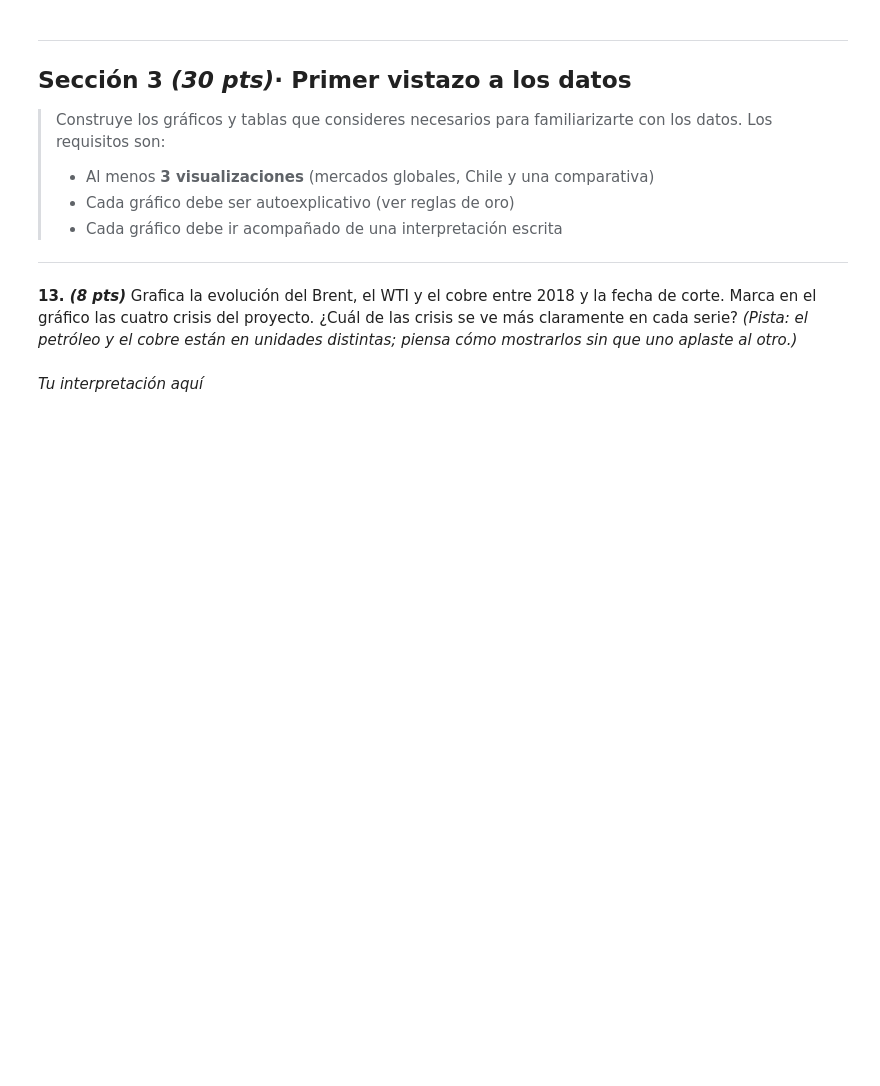
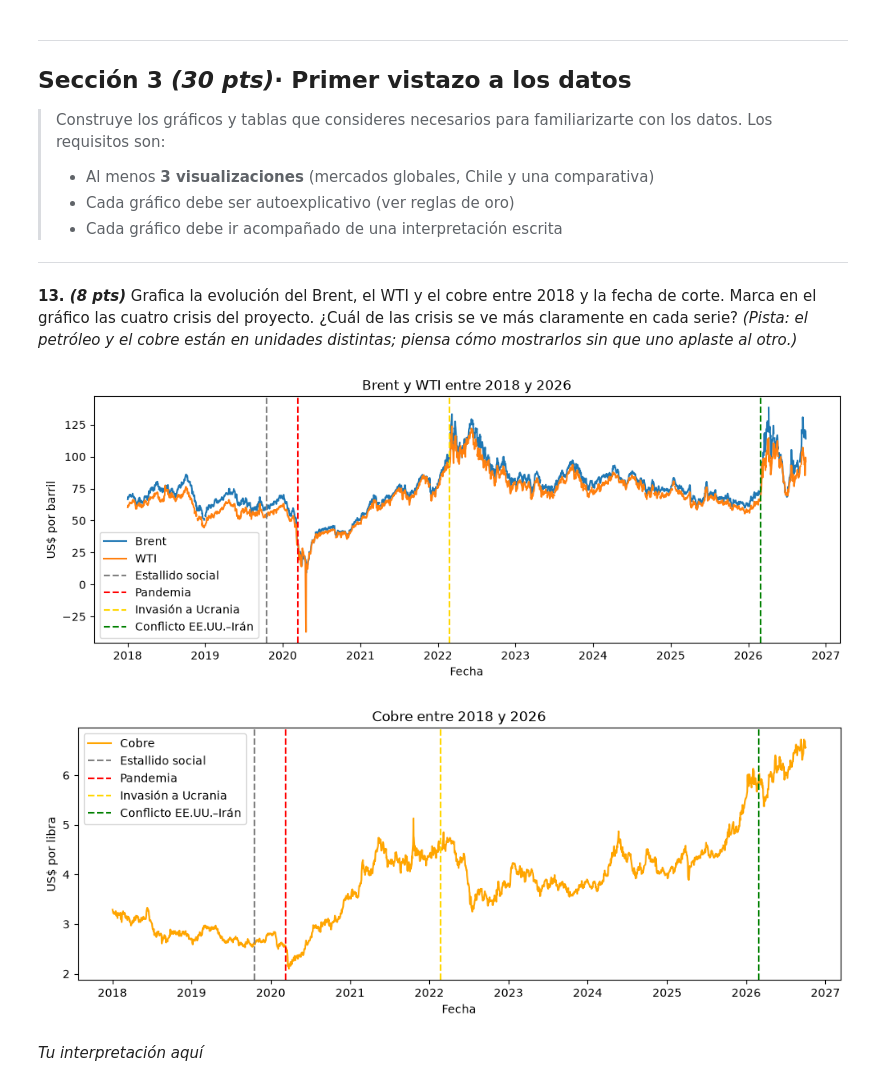
Before and after one commit to villespa/ObtencionDatos, a Jupyter notebook: TOPD2026-2_Proyecto_Del_Barril_al_Bolsillo (1).ipynb, the cells around one changed output. Saved outputs shown, nothing was run; the diff lists cells and outputs as text; code cells hidden in the pictures; blank space fills up the shorter version.

```diff
--- a/TOPD2026-2_Proyecto_Del_Barril_al_Bolsillo (1).ipynb
+++ b/TOPD2026-2_Proyecto_Del_Barril_al_Bolsillo (1).ipynb
@@ -530,42 +530,44 @@ corte. Marca en el gráfico las cuatro crisis del proyecto.
 *(Pista: el petróleo y el cobre están en unidades distintas; piensa cómo
 mostrarlos sin que uno aplaste al otro.)*
 # %%
-# Tu código aquí
 Estallido = pd.Timestamp('2019-10-18')
 Pandemia = pd.Timestamp('2020-03-11')
 Invasion = pd.Timestamp('2022-02-24')
 Conflicto = pd.Timestamp('2026-03-01')
 
 # Fechas a datetime
 x_pet = pd.to_datetime(df_pet['fecha']).dt.tz_localize(None)
 x_cu = pd.to_datetime(df_cu['fecha']).dt.tz_localize(None)
 
 # Gráfico 1: petróleo (US$ por barril)
 plt.figure(figsize=(12, 4))
 plt.plot(x_pet, df_pet['brent_usd_bbl'], label='Brent')
 plt.plot(x_pet, df_pet['wti_usd_bbl'], label='WTI')
-plt.axvline(Estallido, color='purple', linestyle='--', label='Estallido social')
+plt.axvline(Estallido, color='gray', linestyle='--', label='Estallido social')
 plt.axvline(Pandemia, color='red', linestyle='--', label='Pandemia')
-plt.axvline(Invasion, color='brown', linestyle='--', label='Invasión a Ucrania')
-plt.axvline(Conflicto, color='green', linestyle='--', label='Conflicto EE.UU.–Irán')
+plt.axvline(Invasion, color='gold', linestyle='--', label='Invasión a Ucrania')
+plt.axvline(Conflicto, color='green', linestyle='--', label='Conflicto EE.UU.-Irán')
 plt.title("Brent y WTI entre 2018 y 2026")
 plt.xlabel("Fecha")
 plt.ylabel("US$ por barril")
 plt.legend()
 plt.show()
 
 # Gráfico 2: cobre (US$ por libra), aparte porque tiene otra unidad
 plt.figure(figsize=(12, 4))
 plt.plot(x_cu, df_cu['cobre_usd_lb'], color='orange', label='Cobre')
-plt.axvline(Estallido, color='purple', linestyle='--', label='Estallido social')
+plt.axvline(Estallido, color='gray', linestyle='--', label='Estallido social')
 plt.axvline(Pandemia, color='red', linestyle='--', label='Pandemia')
-plt.axvline(Invasion, color='brown', linestyle='--', label='Invasión a Ucrania')
-plt.axvline(Conflicto, color='green', linestyle='--', label='Conflicto EE.UU.–Irán')
+plt.axvline(Invasion, color='gold', linestyle='--', label='Invasión a Ucrania')
+plt.axvline(Conflicto, color='green', linestyle='--', label='Conflicto EE.UU.-Irán')
 plt.title("Cobre entre 2018 y 2026")
 plt.xlabel("Fecha")
 plt.ylabel("US$ por libra")
 plt.legend()
 plt.show()
+# %% [output]
+[figure, added]
+[figure, added]
 # %% [markdown]
 *Tu interpretación aquí*
 # %% [markdown]
```
